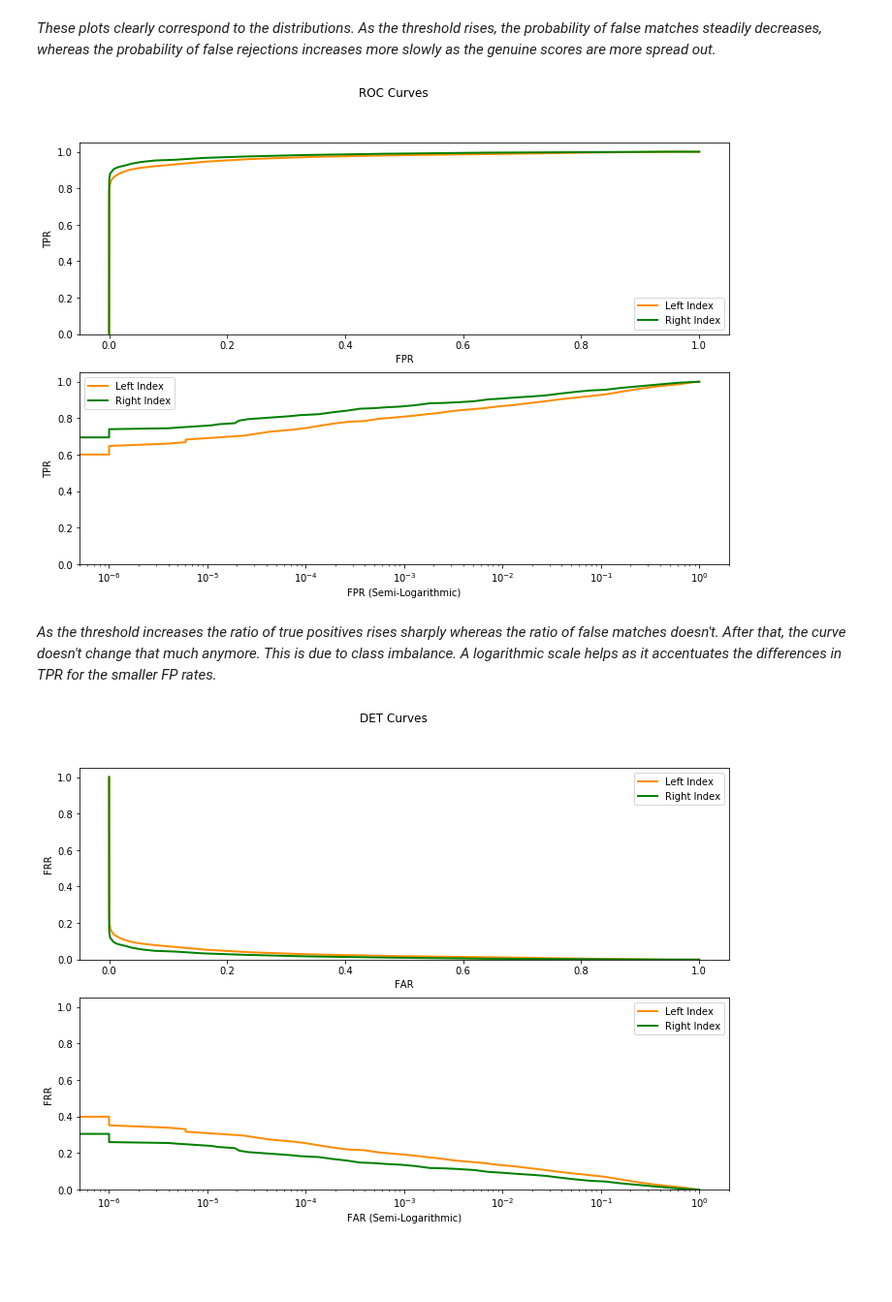
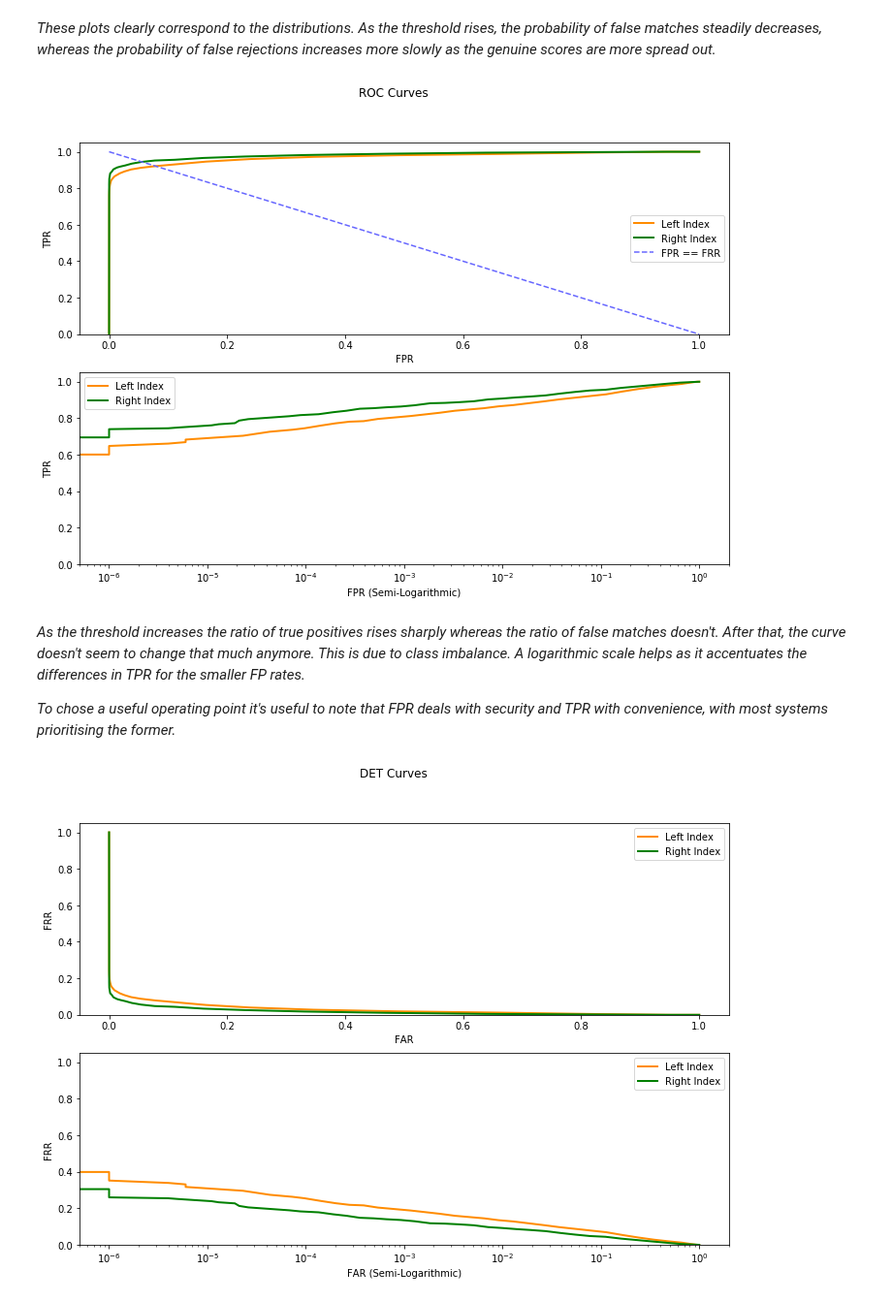
Before and after one commit to BrunoVandekerkhove/biometric-systems, a Jupyter notebook: evaluation/validating.ipynb, the cells around one changed output. Shown at 97% size. Cells and saved outputs as stored; diff of their text form; code cells hidden in the pictures; blank space fills up the shorter version.

```diff
--- a/evaluation/validating.ipynb
+++ b/evaluation/validating.ipynb
@@ -221,20 +221,24 @@ axes[1].legend();
 # %%
 """Plot the ROC curve (TPR against the FPR for different threshold values)"""
 figure, axes = plt.subplots(nrows=2, ncols=1, figsize=(12,8))
 figure.suptitle('ROC Curves')
 axes[0].plot(li_fpr, li_tpr, color='darkorange', lw=2, label='Left Index')
 axes[0].plot(ri_fpr, ri_tpr, color='green', lw=2, label='Right Index')
+equal = np.linspace(0.0,1.0,50).tolist() # FPR == FRR
+axes[0].plot(equal, equal[::-1], '--', color=[0.4,0.4,1.0], label='FPR == FRR')
 axes[0].set(xlabel='FPR', ylabel='TPR', ylim=[0.0,1.05])
 axes[0].legend();
 axes[1].semilogx(li_fpr, li_tpr, color='darkorange', lw=2, label='Left Index')
 axes[1].semilogx(ri_fpr, ri_tpr, color='green', lw=2, label='Right Index')
 axes[1].set(xlabel='FPR (Semi-Logarithmic)', ylabel='TPR', ylim=[0.0,1.05])
 axes[1].legend();
 plt.show()
 # %% [output]
-[figure, old version]
+[figure, new version]
 # %% [markdown]
-*As the threshold increases the ratio of true positives rises sharply whereas the ratio of false matches doesn't. After that, the curve doesn't change that much anymore. This is due to class imbalance. A logarithmic scale helps as it accentuates the differences in TPR for the smaller FP rates.*
+*As the threshold increases the ratio of true positives rises sharply whereas the ratio of false matches doesn't. After that, the curve doesn't seem to change that much anymore. This is due to class imbalance. A logarithmic scale helps as it accentuates the differences in TPR for the smaller FP rates.*
+
+*To chose a useful operating point it's useful to note that FPR deals with security and TPR with convenience, with most systems prioritising the former.*
 # %%
 """Plot the DET curve (FRR (=1-tpr) against the FAR for different threshold values)"""
 figure, axes = plt.subplots(nrows=2, ncols=1, figsize=(12,8))
```
Also changed, not shown: parts of 1 cell of this notebook.
